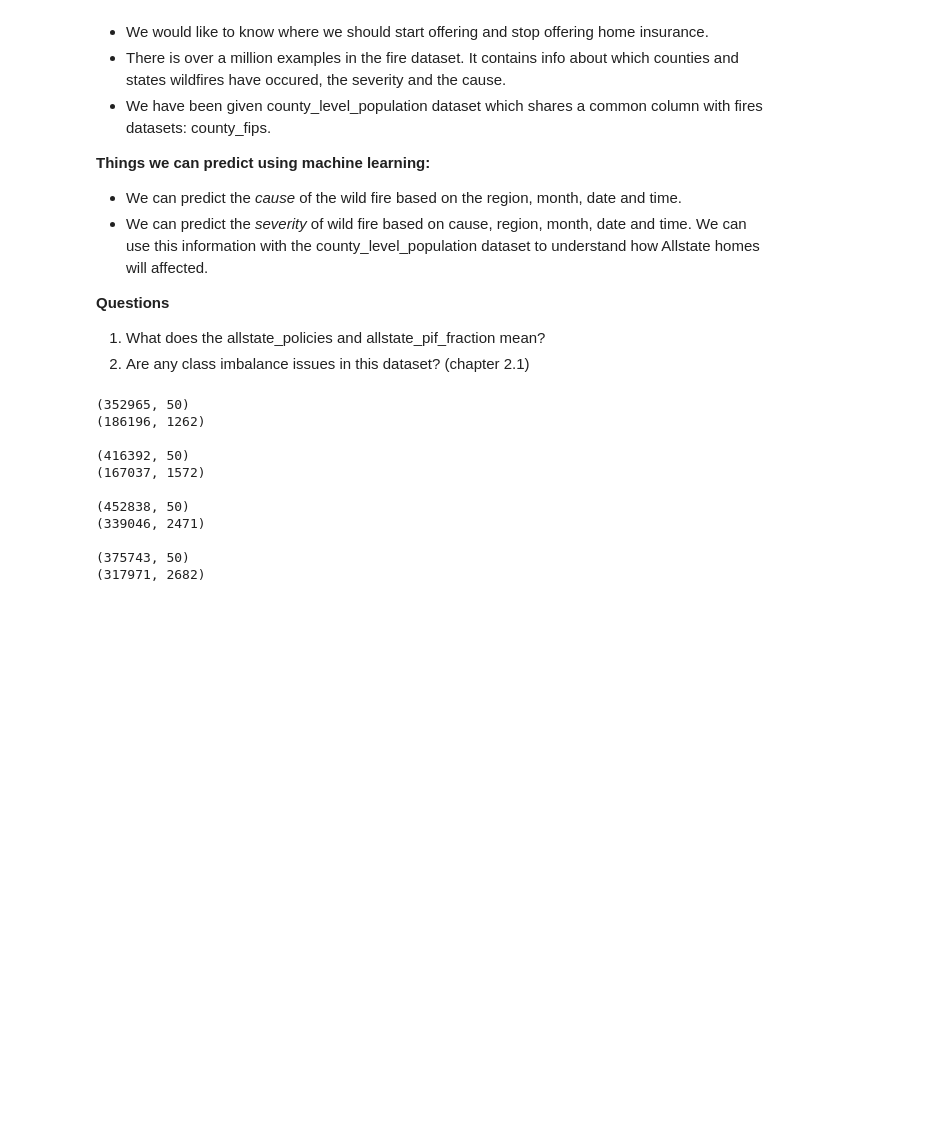
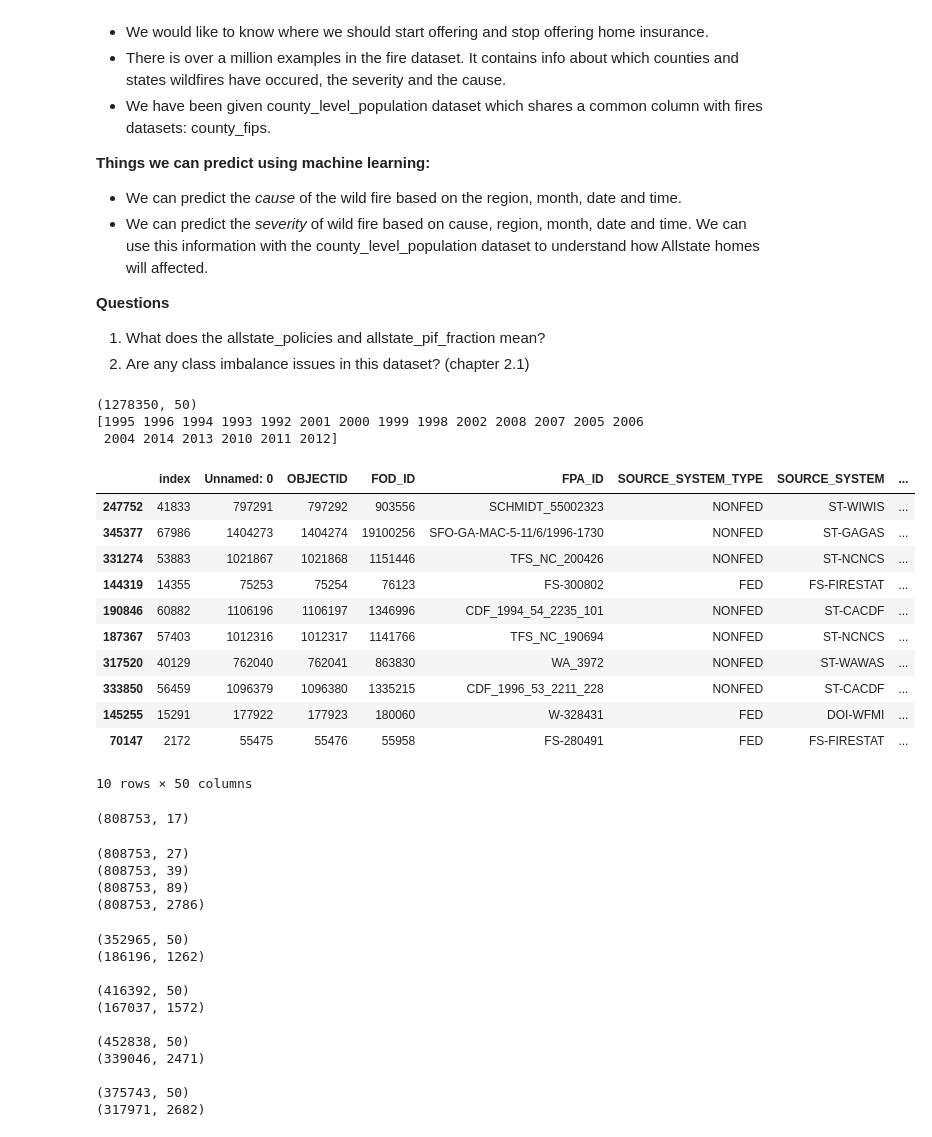
Before and after one commit to nandinijirobe/Allstate_AIStudio_Project, a Jupyter notebook: Allstate_AI_Studio_Project.ipynb, the cells around one changed output. Saved outputs shown, nothing was run; the diff lists cells and outputs as text; code cells hidden in the pictures; blank space fills up the shorter version.

```diff
--- a/Allstate_AI_Studio_Project.ipynb
+++ b/Allstate_AI_Studio_Project.ipynb
@@ -319,6 +319,47 @@ def clean_this_df(df):
   df = clean_latitude(df)
   df = drop_old_cols(df)
   return df
+# %%
+fraction = 0.8
+sampled_df = pd.concat([df1.sample(frac=fraction), df2.sample(frac=fraction), df3.sample(frac=fraction), df4.sample(frac=fraction)])
+print(sampled_df.shape)
+print(sampled_df["FIRE_YEAR"].unique())
+sampled_df.head(10)
+# %% [output]
+(1278350, 50)
+[1995 1996 1994 1993 1992 2001 2000 1999 1998 2002 2008 2007 2005 2006
+ 2004 2014 2013 2010 2011 2012]
+|  | index | Unnamed: 0 | OBJECTID | FOD_ID | FPA_ID | SOURCE_SYSTEM_TYPE | SOURCE_SYSTEM | ... |
+| 247752 | 41833 | 797291 | 797292 | 903556 | SCHMIDT_55002323 | NONFED | ST-WIWIS | ... |
+| 345377 | 67986 | 1404273 | 1404274 | 19100256 | SFO-GA-MAC-5-11/6/1996-1730 | NONFED | ST-GAGAS | ... |
+| 331274 | 53883 | 1021867 | 1021868 | 1151446 | TFS_NC_200426 | NONFED | ST-NCNCS | ... |
+| 144319 | 14355 | 75253 | 75254 | 76123 | FS-300802 | FED | FS-FIRESTAT | ... |
+| 190846 | 60882 | 1106196 | 1106197 | 1346996 | CDF_1994_54_2235_101 | NONFED | ST-CACDF | ... |
+| 187367 | 57403 | 1012316 | 1012317 | 1141766 | TFS_NC_190694 | NONFED | ST-NCNCS | ... |
+| 317520 | 40129 | 762040 | 762041 | 863830 | WA_3972 | NONFED | ST-WAWAS | ... |
+| 333850 | 56459 | 1096379 | 1096380 | 1335215 | CDF_1996_53_2211_228 | NONFED | ST-CACDF | ... |
+| 145255 | 15291 | 177922 | 177923 | 180060 | W-328431 | FED | DOI-WFMI | ... |
+| 70147 | 2172 | 55475 | 55476 | 55958 | FS-280491 | FED | FS-FIRESTAT | ... |
+10 rows × 50 columns
+# %%
+sampled_df = clean_this_df(sampled_df)
+print(sampled_df.shape)
+# %% [output]
+(808753, 17)
+# %%
+sampled_df = encode_nwcg_class(sampled_df)
+print(sampled_df.shape)
+sampled_df = encode_fire_cause(sampled_df)
+print(sampled_df.shape)
+sampled_df = encode_state_class(sampled_df)
+print(sampled_df.shape)
+sampled_df = encode_county_fips_class(sampled_df)
+print(sampled_df.shape)
+# %% [output]
+(808753, 27)
+(808753, 39)
+(808753, 89)
+(808753, 2786)
 # %%
 oldSize = df1.shape[0] + df2.shape[0] + df3.shape[0] + df4.shape[0] ;
 
```
Also changed, not shown: parts of 4 cells of this notebook.
